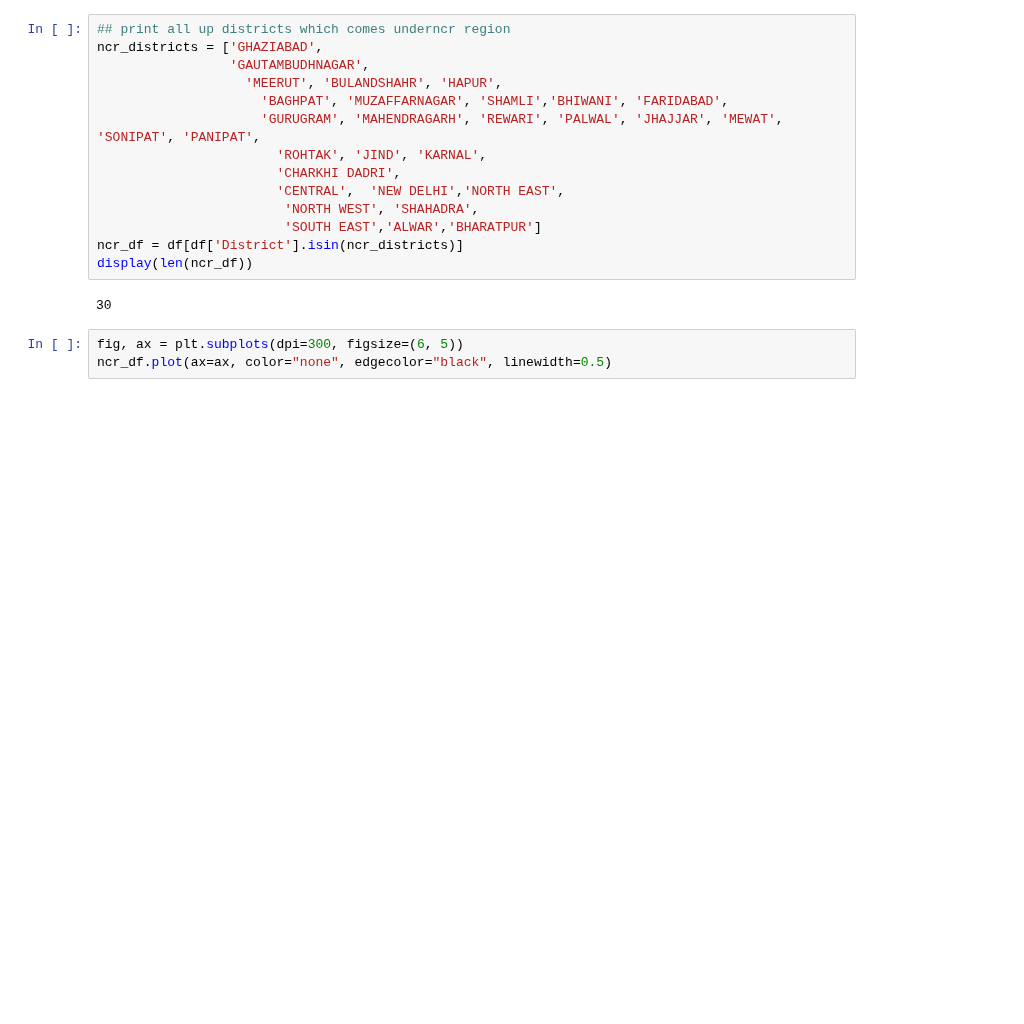
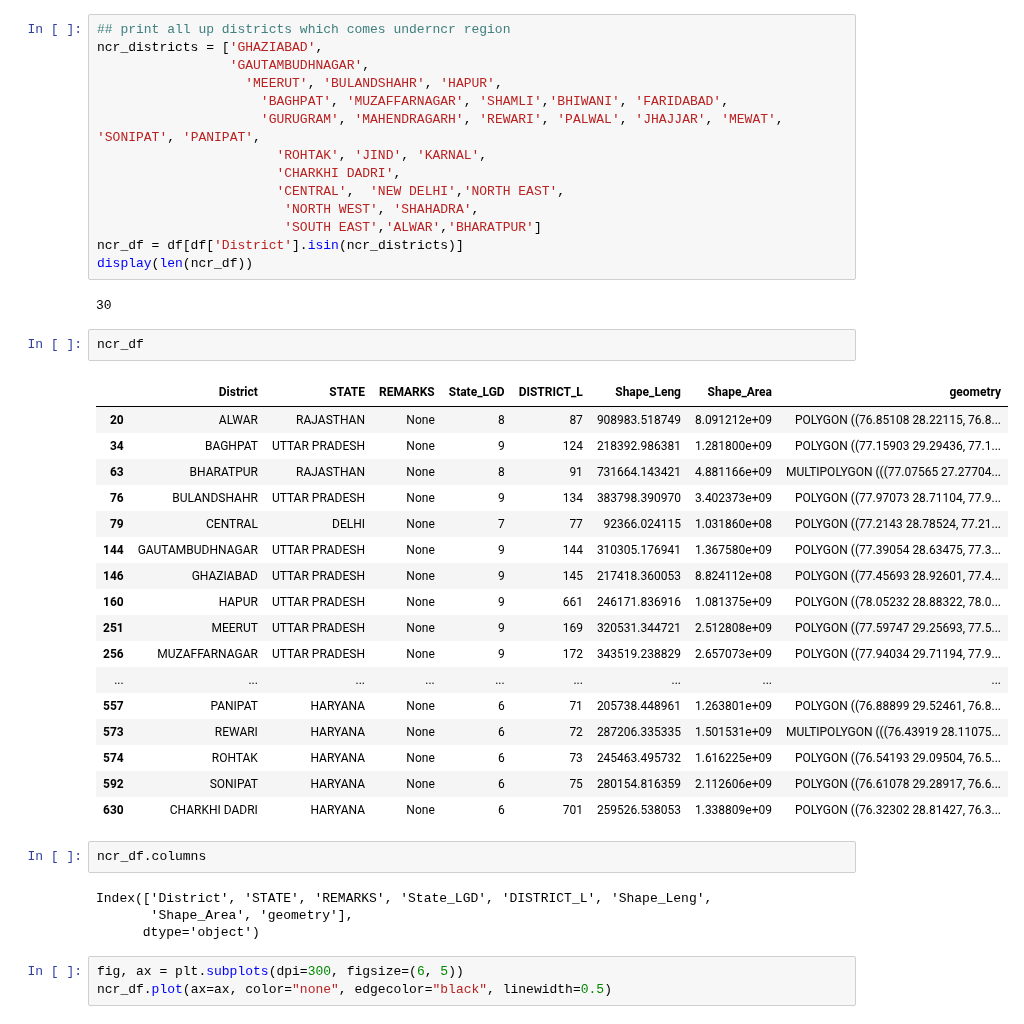
Before and after one commit to rishabh-mondal/ijcai_2025_kilns, a Jupyter notebook: notebooks/brick_kilns_plots.ipynb, the cells around one changed output. Drawn from its saved outputs; the diff is of its cells as text; blank space fills up the shorter version.

```diff
--- a/notebooks/brick_kilns_plots.ipynb
+++ b/notebooks/brick_kilns_plots.ipynb
@@ -123,6 +123,32 @@ ncr_df = df[df['District'].isin(ncr_districts)]
 display(len(ncr_df))
 # %% [output]
 30
+# %%
+ncr_df
+# %% [output]
+|  | District | STATE | REMARKS | State_LGD | DISTRICT_L | Shape_Leng | Shape_Area | geometry |
+| 20 | ALWAR | RAJASTHAN | None | 8 | 87 | 908983.518749 | 8.091212e+09 | POLYGON ((76.85108 28.22115, 76.8... |
+| 34 | BAGHPAT | UTTAR PRADESH | None | 9 | 124 | 218392.986381 | 1.281800e+09 | POLYGON ((77.15903 29.29436, 77.1... |
+| 63 | BHARATPUR | RAJASTHAN | None | 8 | 91 | 731664.143421 | 4.881166e+09 | MULTIPOLYGON (((77.07565 27.27704... |
+| 76 | BULANDSHAHR | UTTAR PRADESH | None | 9 | 134 | 383798.390970 | 3.402373e+09 | POLYGON ((77.97073 28.71104, 77.9... |
+| 79 | CENTRAL | DELHI | None | 7 | 77 | 92366.024115 | 1.031860e+08 | POLYGON ((77.2143 28.78524, 77.21... |
+| 144 | GAUTAMBUDHNAGAR | UTTAR PRADESH | None | 9 | 144 | 310305.176941 | 1.367580e+09 | POLYGON ((77.39054 28.63475, 77.3... |
+| 146 | GHAZIABAD | UTTAR PRADESH | None | 9 | 145 | 217418.360053 | 8.824112e+08 | POLYGON ((77.45693 28.92601, 77.4... |
+| 160 | HAPUR | UTTAR PRADESH | None | 9 | 661 | 246171.836916 | 1.081375e+09 | POLYGON ((78.05232 28.88322, 78.0... |
+| 251 | MEERUT | UTTAR PRADESH | None | 9 | 169 | 320531.344721 | 2.512808e+09 | POLYGON ((77.59747 29.25693, 77.5... |
+| 256 | MUZAFFARNAGAR | UTTAR PRADESH | None | 9 | 172 | 343519.238829 | 2.657073e+09 | POLYGON ((77.94034 29.71194, 77.9... |
+| ... | ... | ... | ... | ... | ... | ... | ... | ... |
+| 557 | PANIPAT | HARYANA | None | 6 | 71 | 205738.448961 | 1.263801e+09 | POLYGON ((76.88899 29.52461, 76.8... |
+| 573 | REWARI | HARYANA | None | 6 | 72 | 287206.335335 | 1.501531e+09 | MULTIPOLYGON (((76.43919 28.11075... |
+| 574 | ROHTAK | HARYANA | None | 6 | 73 | 245463.495732 | 1.616225e+09 | POLYGON ((76.54193 29.09504, 76.5... |
+| 592 | SONIPAT | HARYANA | None | 6 | 75 | 280154.816359 | 2.112606e+09 | POLYGON ((76.61078 29.28917, 76.6... |
+| 630 | CHARKHI DADRI | HARYANA | None | 6 | 701 | 259526.538053 | 1.338809e+09 | POLYGON ((76.32302 28.81427, 76.3... |
+# %%
+ncr_df.columns
+# %% [output]
+Index(['District', 'STATE', 'REMARKS', 'State_LGD', 'DISTRICT_L', 'Shape_Leng',
+       'Shape_Area', 'geometry'],
+      dtype='object')
 # %%
 fig, ax = plt.subplots(dpi=300, figsize=(6, 5))
 ncr_df.plot(ax=ax, color="none", edgecolor="black", linewidth=0.5)
```
Also changed, not shown: parts of 16 cells of this notebook.
